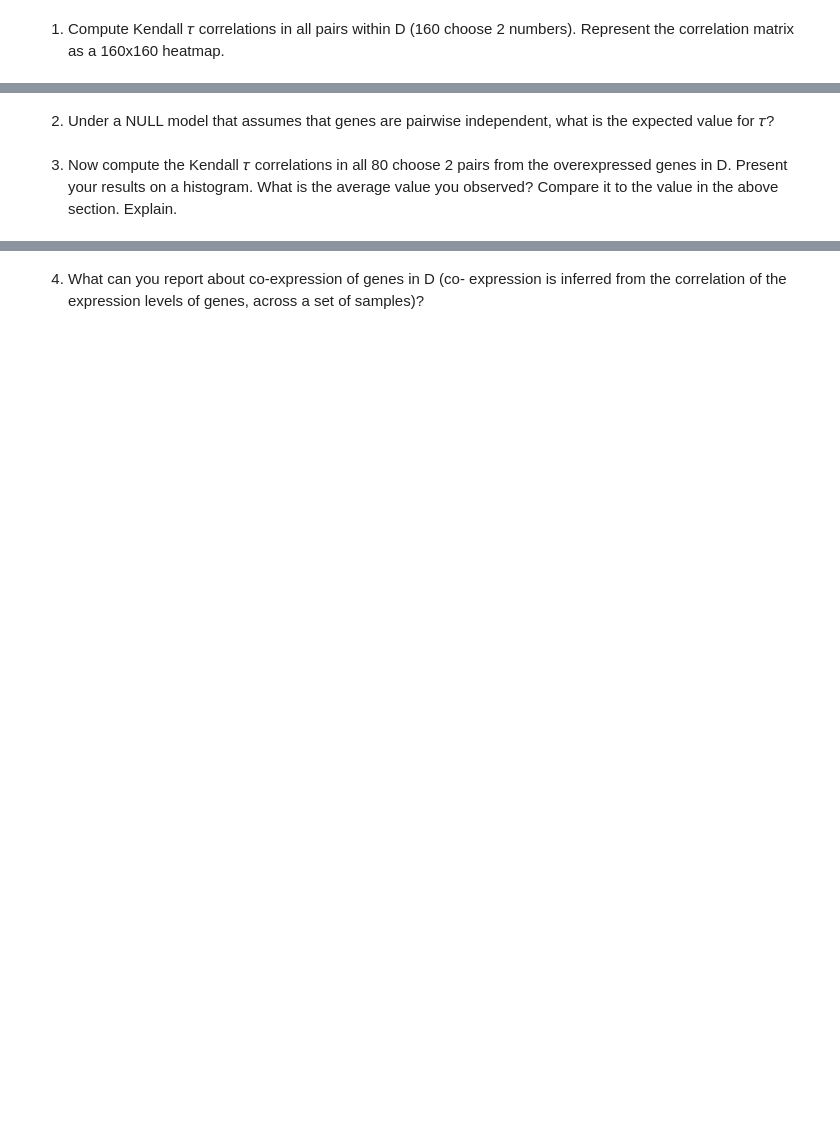
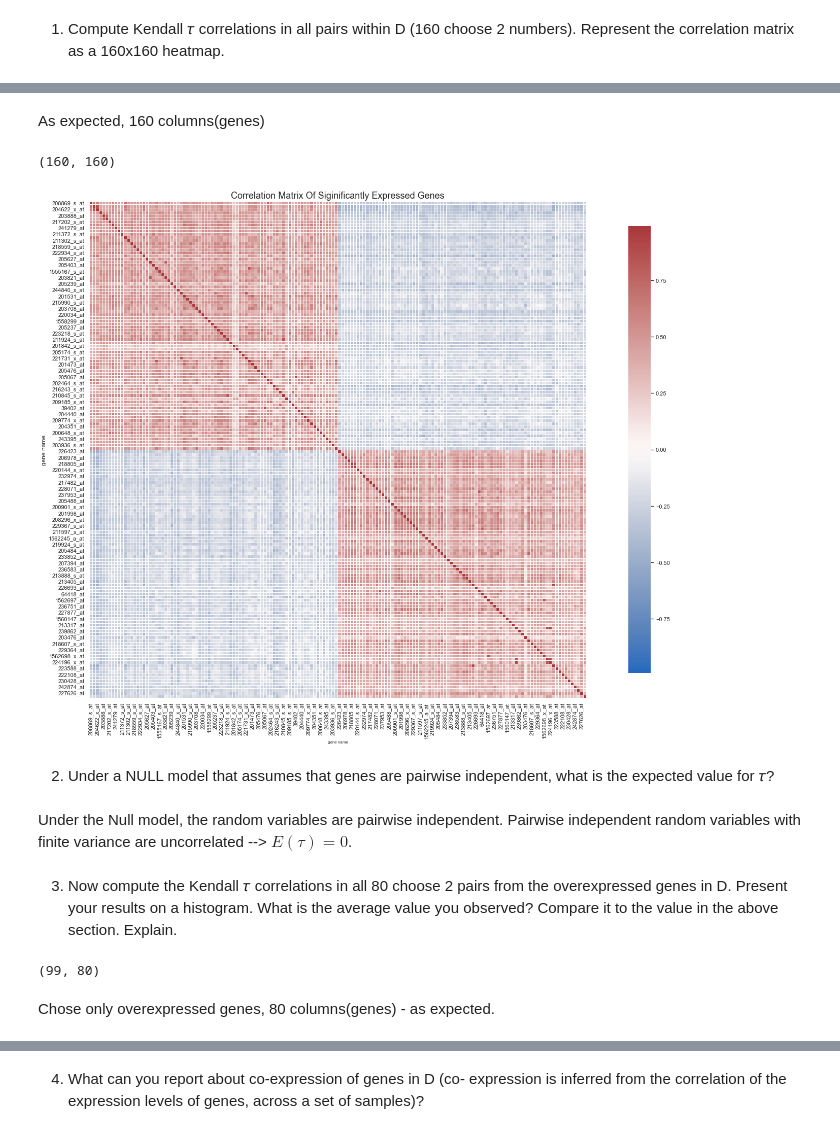
Before and after one commit to EyalMichaeli/IDC_masters, a Jupyter notebook: SnDA/EX4/EX_4.ipynb, the cells around one changed output, grey strips where cells are left out. Cells and saved outputs as stored; diff of their text form; code cells hidden in the pictures; blank space fills up the shorter version.

```diff
--- a/SnDA/EX4/EX_4.ipynb
+++ b/SnDA/EX4/EX_4.ipynb
@@ -185,8 +206,10 @@ print(f"Under WRS test, there are {len(wrs_p_vals_m_over_h)} genes in which M <
 # %%
 # Student T-Test
-t_p_vals_h_over_m = [st.ttest_ind(df[df.columns[i]][df['class']== 'H'], df[df.columns[i]][df['class']== 'M'], alternative='greater')[1] for i in range(num_genes)]
-wrs_p_vals_m_over_h = [i for i in wrs_p_vals_m_over_h if i <= 0.07]
-print(f"Under WRS test, there are {len(wrs_p_vals_m_over_h)} genes in which M > H at a p-value better than 0.07")
-wrs_p_vals_h_over_m = [st.ranksums(df[df.columns[i]][df['class'] == 'M'], df[df.columns[i]][df['class'] == 'M'], alternative='greater')[1] for i in range(num_genes)]
-wrs_p_vals_h_over_m = [i for i in wrs_p_vals_h_over_m if i <= 0.07]
-print(f"Under WRS test, there are {len(wrs_p_vals_m_over_h)} genes in which M < H at a p-value better than 0.07")
+
+t_p_vals_m_over_h = [(gene_col, st.ttest_ind(df[gene_col][df['class'] == 'M'], df[gene_col][df['class'] == 'H'], alternative='greater')[1]) for gene_col in genes_cols]
+t_p_vals_m_over_h = [gene for gene in t_p_vals_m_over_h if gene[1] <= 0.07]
+print(f"Under t test, there are {len(t_p_vals_m_over_h)} genes in which M < H at a p-value better than 0.07")
+
+t_p_vals_h_over_m = [(gene_col, st.ttest_ind(df[gene_col][df['class'] == 'H'], df[gene_col][df['class'] == 'M'], alternative='greater')[1]) for gene_col in genes_cols]
+t_p_vals_h_over_m = [gene for gene in t_p_vals_h_over_m if gene[1] <= 0.07]
+print(f"Under t test, there are {len(t_p_vals_h_over_m)} genes in which M > H at a p-value better than 0.07")
@@ -219,2 +269,12 @@ calc_num_genes_over_threshold('M', 'H', st.ttest_ind)
 # %% [markdown]
 Select the 80 most significant genes from each one of the one- sided WRS DE lists you computed in 3c. Generate a set of 160 genes, D, which is the union of the above two sets.
+# %%
+wrs_m_over_h_subset = pd.DataFrame(wrs_p_vals_m_over_h, columns=["gene", "p_value"]).sort_values(by="p_value").iloc[: 80]
+wrs_m_over_h_subset["expressed"] = "over"
+
+wrs_h_over_m_subset = pd.DataFrame(wrs_p_vals_h_over_m, columns=["gene", "p_value"]).sort_values(by="p_value").iloc[: 80]
+wrs_h_over_m_subset["expressed"] = "under"
+
+D = wrs_m_over_h_subset.append(wrs_h_over_m_subset)
+
+D.head()
@@ -222,0 +292,4 @@ Select the 80 most significant genes from each one of the one- sided WRS DE list
+# %%
+kendell_df = df[D.gene]
+
+kendell_df.head()
@@ -223,4 +305,36 @@ Select the 80 most significant genes from each one of the one- sided WRS DE list
+# %% [markdown]
+As expected, 160 columns(genes)
+# %%
+corr = kendell_df.corr(method="kendall")
+corr.shape
+# %% [output]
+(160, 160)
+# %%
+sns.set(style="white")
+
+f, ax = plt.subplots(figsize=(30, 18))
+
+# Draw the heatmap with the mask and correct aspect ratio
+sns.heatmap(corr, cmap="vlag", vmax=.99, vmin=-0.99, center=0,
+            square=True, linewidths=.5, cbar_kws={"shrink": .9})
+
+plt.title("Correlation Matrix of siginificantly expressed genes".title(), fontsize=18)
+
+plt.xlabel('gene name', fontsize=8)
+plt.ylabel('gene name', fontsize=12)
+plt.show()
+# %% [output]
+[figure, added]
 # %% [markdown]
 2) Under a NULL model that assumes that genes are pairwise independent, what is the expected value for 𝜏?
+# %% [markdown]
+Under the Null model, the random variables are pairwise independent. Pairwise independent random variables with finite variance are uncorrelated --> $ E(\tau) =  0$.
 # %% [markdown]
 3) Now compute the Kendall 𝜏 correlations in all 80 choose 2 pairs from the overexpressed genes in D. Present your results on a histogram. What is the average value you observed? Compare it to the value in the above section. Explain.
+# %%
+over_expressed_kendell_df = df[D[D.expressed == "over"].gene]
+over_expressed_kendell_df.shape
+# %% [output]
+(99, 80)
+# %% [markdown]
+Chose only overexpressed genes, 80 columns(genes) -  as expected.
```
Also changed, not shown: parts of 62 cells of this notebook.
